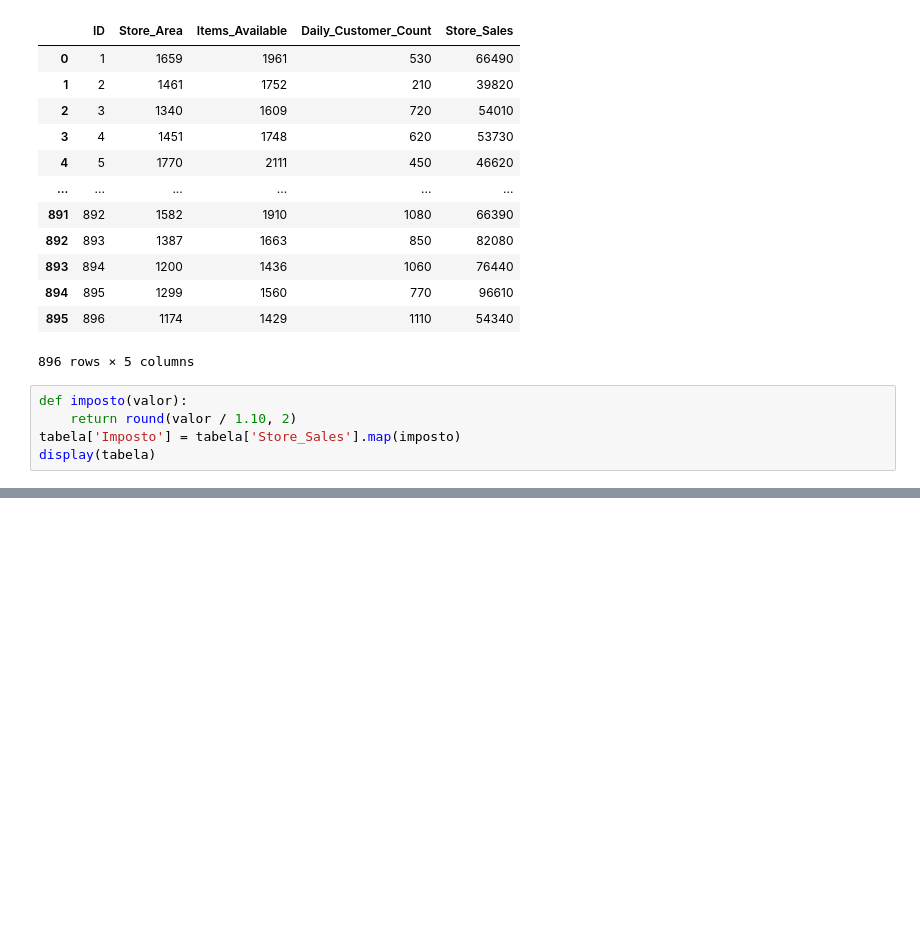
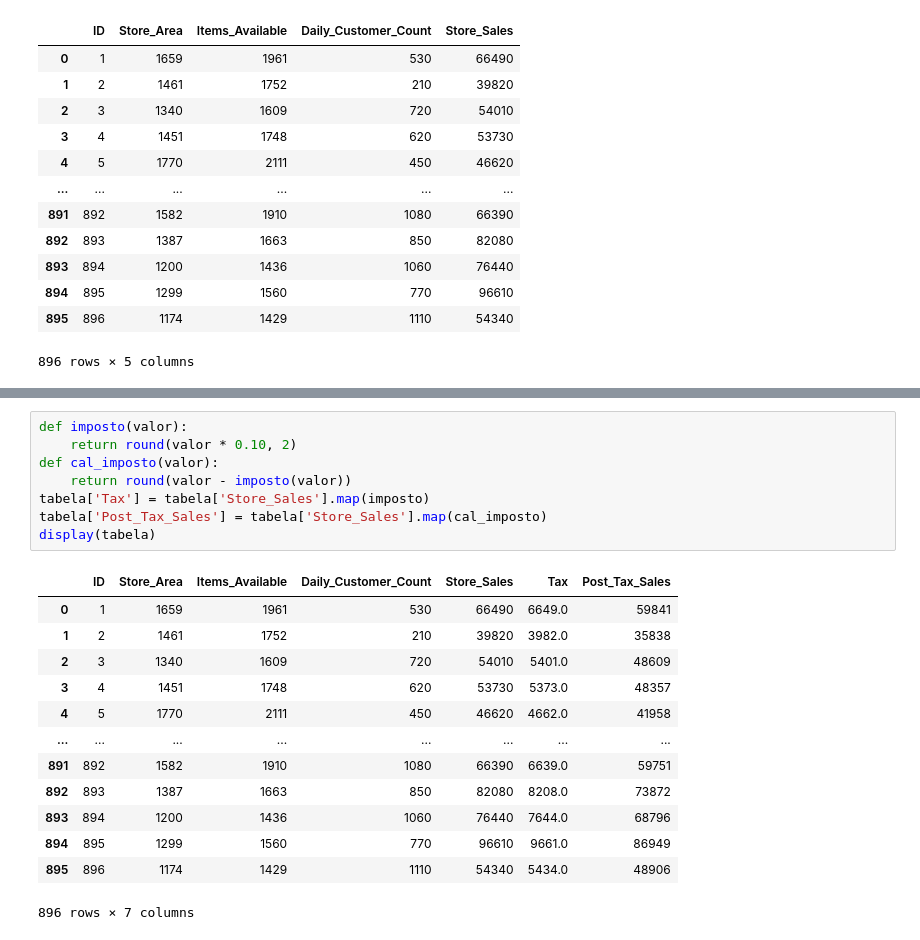
Before and after one commit to YuriFont/AV_Analise_BigData, a Jupyter notebook: A4_BigDataSeg_Grupo06.ipynb, the cells around one changed output, grey strips where cells are left out. Saved outputs shown, nothing was run; the diff lists cells and outputs as text; blank space fills up the shorter version.

```diff
--- a/Untitled (yuri) (1).ipynb
+++ b/A4_BigDataSeg_Grupo06.ipynb
@@ -43,8 +53,3 @@ display(tabela)
 | 894 | 895 | 1299 | 1560 | 770 | 96610 |
 | 895 | 896 | 1174 | 1429 | 1110 | 54340 |
 896 rows × 5 columns
-# %%
-def imposto(valor):
-    return round(valor / 1.10, 2)
-tabela['Imposto'] = tabela['Store_Sales'].map(imposto)
-display(tabela)
@@ -64,0 +63,22 @@ display(tabela)
+# %%
+def imposto(valor):
+    return round(valor * 0.10, 2)
+def cal_imposto(valor):
+    return round(valor - imposto(valor))
+tabela['Tax'] = tabela['Store_Sales'].map(imposto)
+tabela['Post_Tax_Sales'] = tabela['Store_Sales'].map(cal_imposto)
+display(tabela)
+# %% [output]
+|  | ID | Store_Area | Items_Available | Daily_Customer_Count | Store_Sales | Tax | Post_Tax_Sales |
+| 0 | 1 | 1659 | 1961 | 530 | 66490 | 6649.0 | 59841 |
+| 1 | 2 | 1461 | 1752 | 210 | 39820 | 3982.0 | 35838 |
+| 2 | 3 | 1340 | 1609 | 720 | 54010 | 5401.0 | 48609 |
+| 3 | 4 | 1451 | 1748 | 620 | 53730 | 5373.0 | 48357 |
+| 4 | 5 | 1770 | 2111 | 450 | 46620 | 4662.0 | 41958 |
+| ... | ... | ... | ... | ... | ... | ... | ... |
+| 891 | 892 | 1582 | 1910 | 1080 | 66390 | 6639.0 | 59751 |
+| 892 | 893 | 1387 | 1663 | 850 | 82080 | 8208.0 | 73872 |
+| 893 | 894 | 1200 | 1436 | 1060 | 76440 | 7644.0 | 68796 |
+| 894 | 895 | 1299 | 1560 | 770 | 96610 | 9661.0 | 86949 |
+| 895 | 896 | 1174 | 1429 | 1110 | 54340 | 5434.0 | 48906 |
+896 rows × 7 columns
```
Also changed, not shown: parts of 18 cells of this notebook.
